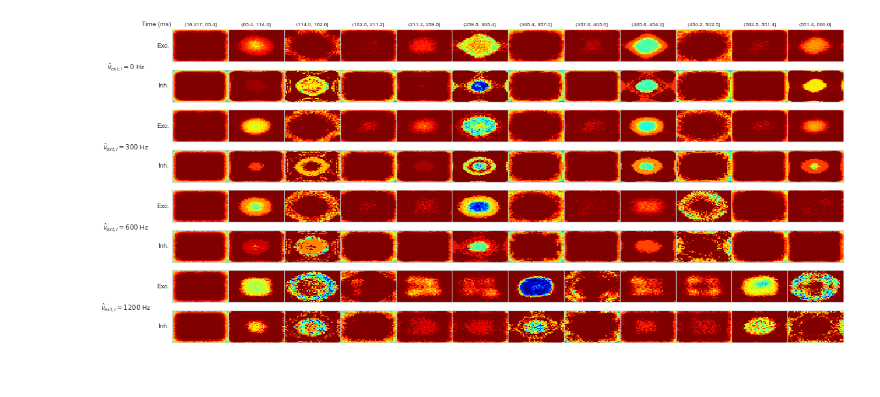
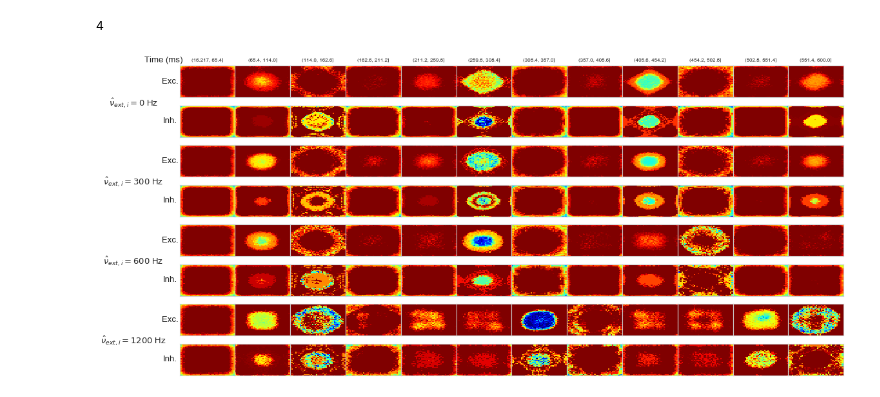
Before and after one commit to A13k2/Magic, a Jupyter notebook: pickle/phase_plane_analysis.ipynb, the cells around one changed output. Drawn from its saved outputs; the diff is of its cells as text; code cells hidden in the pictures.

Commit message:
moved visu_monster from ipynb to plotting.py

```diff
--- a/pickle/phase_plane_analysis.ipynb
+++ b/pickle/phase_plane_analysis.ipynb
@@ -124,9 +137,23 @@ len(dfs)
+# %%
+df_ex = pickle.load(open(folders[1]+'/df_ex.pickle', 'rb'))
+df_in = pickle.load(open(folders[1]+'/df_in.pickle', 'rb'))
+df_ex2 = pickle.load(open(folders[2]+'/df_ex.pickle', 'rb'))
+df_in2 = pickle.load(open(folders[2]+'/df_in.pickle', 'rb'))
+df_ex3 = pickle.load(open(folders[3]+'/df_ex.pickle', 'rb'))
+df_in3 = pickle.load(open(folders[3]+'/df_in.pickle', 'rb'))
+df_ex4 = pickle.load(open(folders[4]+'/df_ex.pickle', 'rb'))
+df_in4 = pickle.load(open(folders[4]+'/df_in.pickle', 'rb'))
+dfs = [(df_ex, df_in), (df_ex2, df_in2), (df_ex3, df_in3), (df_ex4, df_in4)]
+# dfs = [(df_ex, df_in)]
+len(dfs)
+# %% [output]
+4
 # %%
-f = visualisation_monster(dfs, nuis=[0., 3., 6., 12.])
+f = plotting.visualisation_monster(dfs, nuis=[0., 3., 6., 12.])
 path_visu_monster = folders[0]+'/visu_monster.pdf'
 plt.savefig(path_visu_monster)
 # %% [output]
-[figure, old version]
+[figure, new version]
 # %%
 visu_latex_string = figure_landscape_template.render(figure=path_visu_monster,
                              caption='Test')
```
Also changed, not shown: parts of 19 cells of this notebook, 1 other file.
